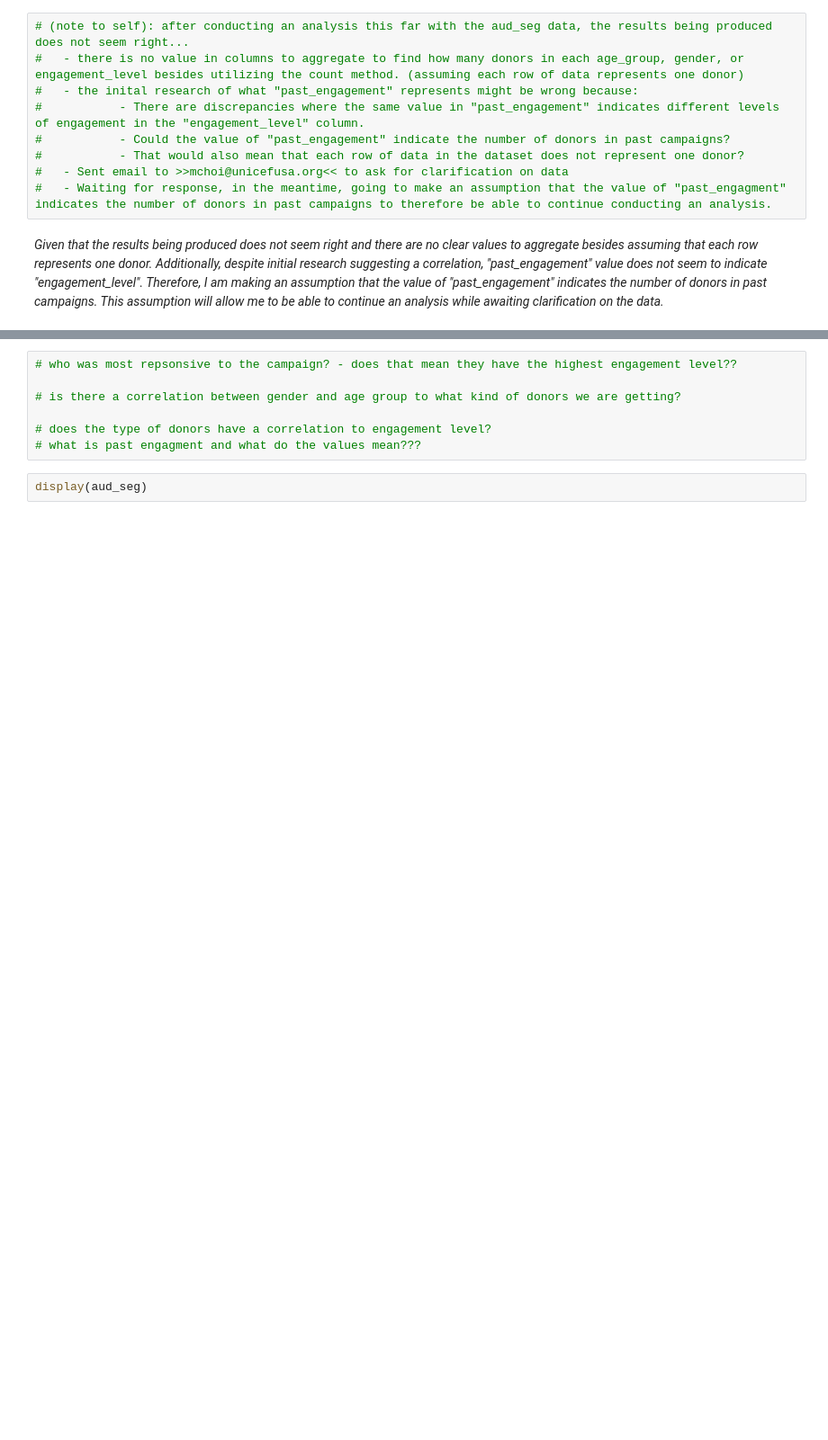
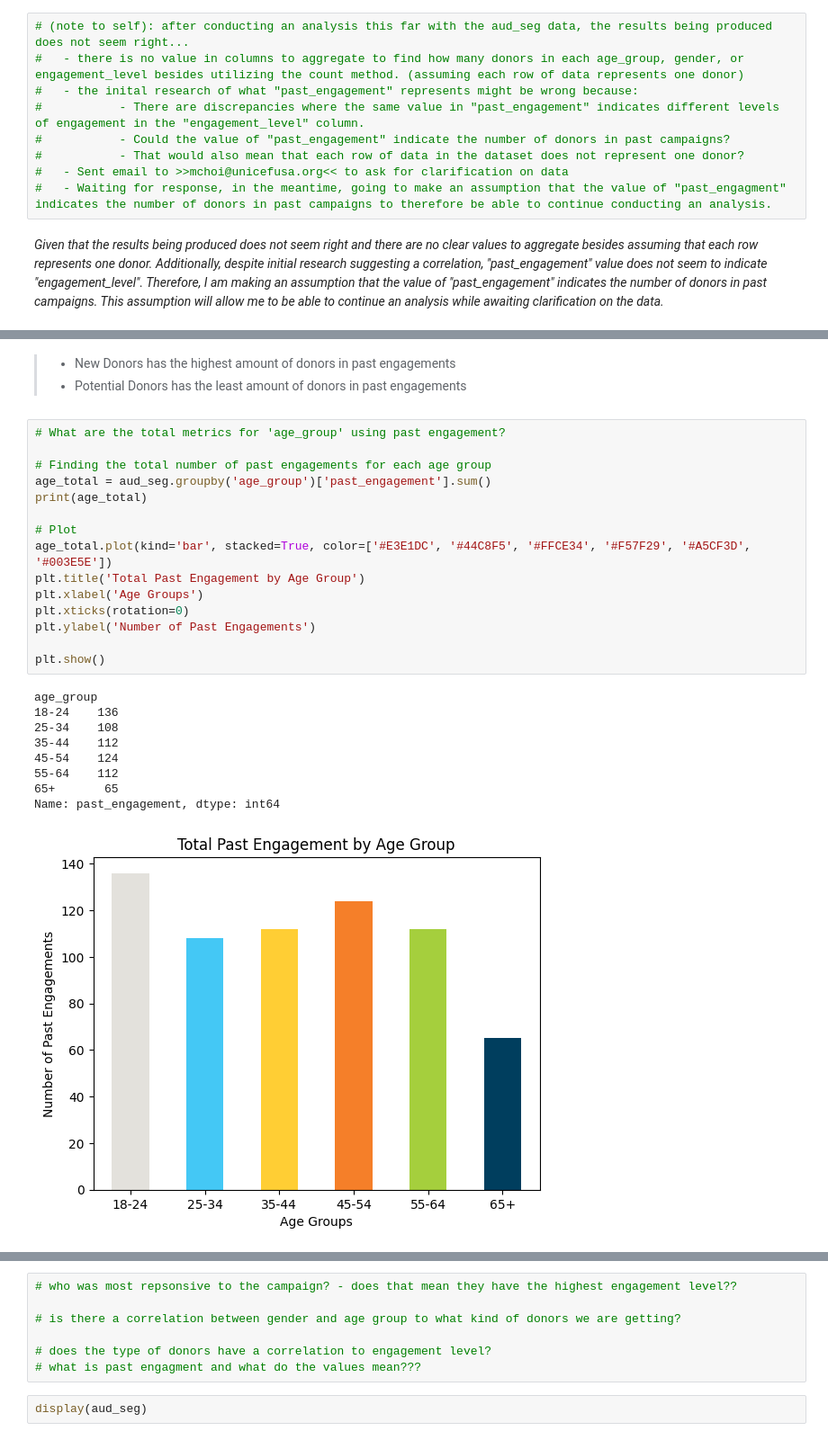
Before and after one commit to stxphz/unicef, a Jupyter notebook: analysis.ipynb, the cells around one changed output, grey strips where cells are left out. Shown at 90% size. Cells and saved outputs as stored; diff of their text form; blank space fills up the shorter version.

```diff
--- a/analysis.ipynb
+++ b/analysis.ipynb
@@ -815,0 +830,28 @@ This assumption will allow me to be able to continue an analysis while awaiting
+# %% [markdown]
+> - New Donors has the highest amount of donors in past engagements
+> - Potential Donors has the least amount of donors in past engagements
+# %%
+# What are the total metrics for 'age_group' using past engagement?
+
+# Finding the total number of past engagements for each age group
+age_total = aud_seg.groupby('age_group')['past_engagement'].sum()
+print(age_total)
+
+# Plot
+age_total.plot(kind='bar', stacked=True, color=['#E3E1DC', '#44C8F5', '#FFCE34', '#F57F29', '#A5CF3D', '#003E5E'])
+plt.title('Total Past Engagement by Age Group')
+plt.xlabel('Age Groups')
+plt.xticks(rotation=0)
+plt.ylabel('Number of Past Engagements')
+
+plt.show()
+# %% [output]
+age_group
+18-24    136
+25-34    108
+35-44    112
+45-54    124
+55-64    112
+65+       65
+Name: past_engagement, dtype: int64
+[figure, added]
```
Also changed, not shown: parts of 12 cells of this notebook.
